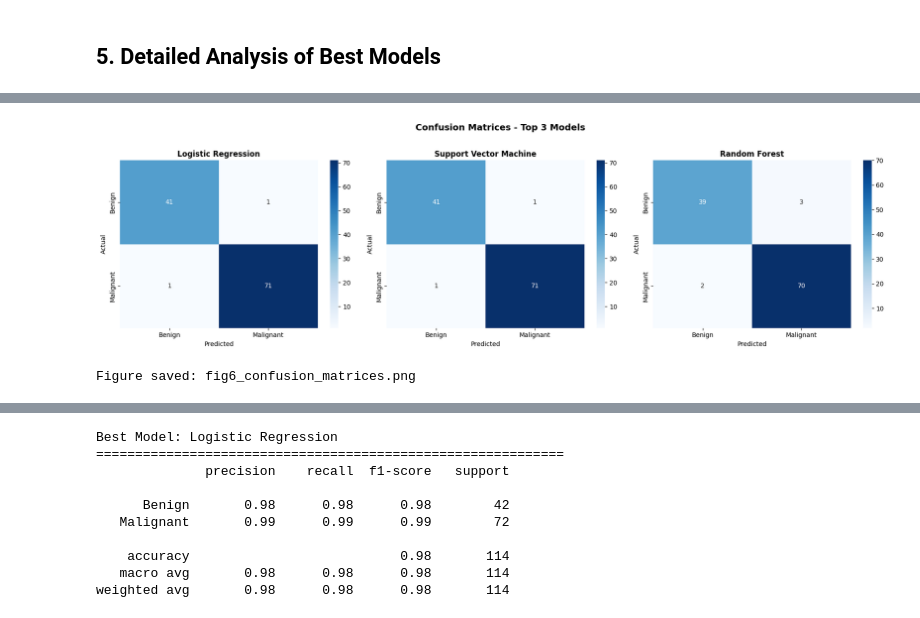
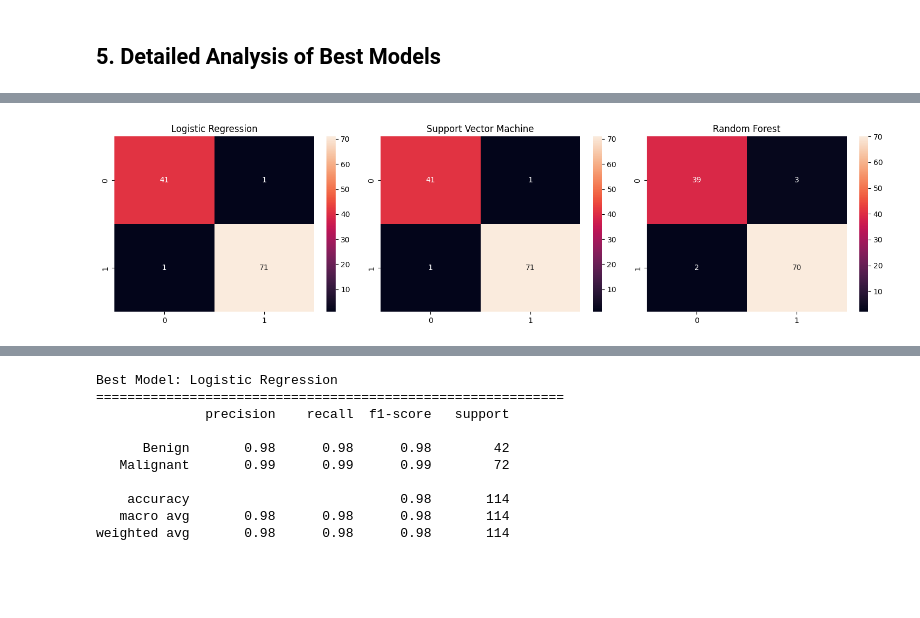
Before and after one commit to Ditty1/cancer-diagnosis-ml-model, a Jupyter notebook: cancer_baseline_model.ipynb, the cells around one changed output, grey strips where cells are left out. Saved outputs shown, nothing was run; the diff lists cells and outputs as text; code cells hidden in the pictures; blank space fills up the shorter version.

```diff
--- a/cancer_baseline_model.ipynb
+++ b/cancer_baseline_model.ipynb
@@ -276,21 +297,23 @@ Figure saved: fig4_model_comparison.png
 ## 5. Detailed Analysis of Best Models
 # %%
 # ROC Curves for all models
-plt.figure(figsize=(10, 8))
-colors_roc = ['#3498db', '#2ecc71', '#e74c3c', '#f39c12', '#9b59b6', '#1abc9c']
 
-for idx, (name, model) in enumerate(models.items()):
+plt.figure()
+
+for name, model in models.items():
     y_prob = model.predict_proba(X_test_scaled)[:, 1]
     fpr, tpr, _ = roc_curve(y_test, y_prob)
     auc = roc_auc_score(y_test, y_prob)
-    plt.plot(fpr, tpr, color=colors_roc[idx], lw=2, label=f'{name} (AUC = {auc:.4f})')
 
-plt.plot([0, 1], [0, 1], 'k--', lw=1, alpha=0.5, label='Random Classifier')
-plt.xlabel('False Positive Rate', fontsize=12)
-plt.ylabel('True Positive Rate', fontsize=12)
-plt.title('ROC Curves - All Models', fontsize=14, fontweight='bold')
-plt.legend(loc='lower right', fontsize=10)
-plt.grid(alpha=0.3)
-plt.tight_layout()
+    plt.plot(fpr, tpr, label=f'{name} ({auc:.2f})')
+
+# diagonal line
+plt.plot([0, 1], [0, 1], '--')
+
+plt.xlabel("FPR")
+plt.ylabel("TPR")
+plt.title("ROC Curves")
+plt.legend()
+
 plt.show()
 # %% [output]
@@ -299,24 +321,21 @@ Figure saved: fig5_roc_curves.png
 # %%
 # Confusion matrices for top 3 models
-top_models = results_df.head(3)['Model'].tolist()
-fig, axes = plt.subplots(1, 3, figsize=(18, 5))
+top_models = results_df.head(3)['Model']
 
-for idx, name in enumerate(top_models):
+fig, axes = plt.subplots(1, 3, figsize=(15,4))
+
+for i, name in enumerate(top_models):
     model = models[name]
     y_pred = model.predict(X_test_scaled)
     cm = confusion_matrix(y_test, y_pred)
-    sns.heatmap(cm, annot=True, fmt='d', cmap='Blues', ax=axes[idx],
-                xticklabels=['Benign', 'Malignant'], yticklabels=['Benign', 'Malignant'])
-    axes[idx].set_title(f'{name}', fontsize=12, fontweight='bold')
-    axes[idx].set_xlabel('Predicted')
-    axes[idx].set_ylabel('Actual')
 
-plt.suptitle('Confusion Matrices - Top 3 Models', fontsize=14, fontweight='bold', y=1.02)
+    sns.heatmap(cm, annot=True, fmt='d', ax=axes[i])
+    axes[i].set_title(name)
+
 plt.tight_layout()
 plt.show()
 # %% [output]
-[figure, old version]
+[figure, new version]
-Figure saved: fig6_confusion_matrices.png
 # %%
 # Feature importance from Random Forest
 rf_model = models['Random Forest']
```
Also changed, not shown: parts of 9 cells of this notebook.
